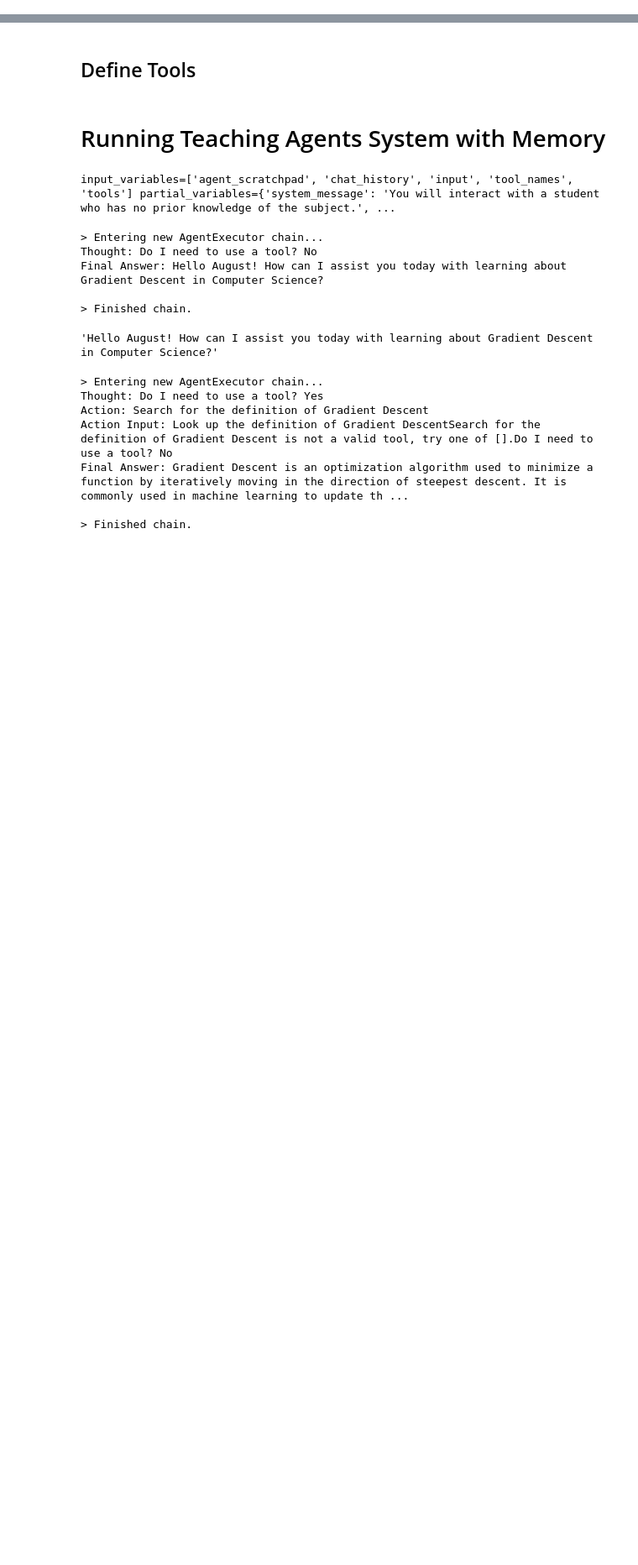
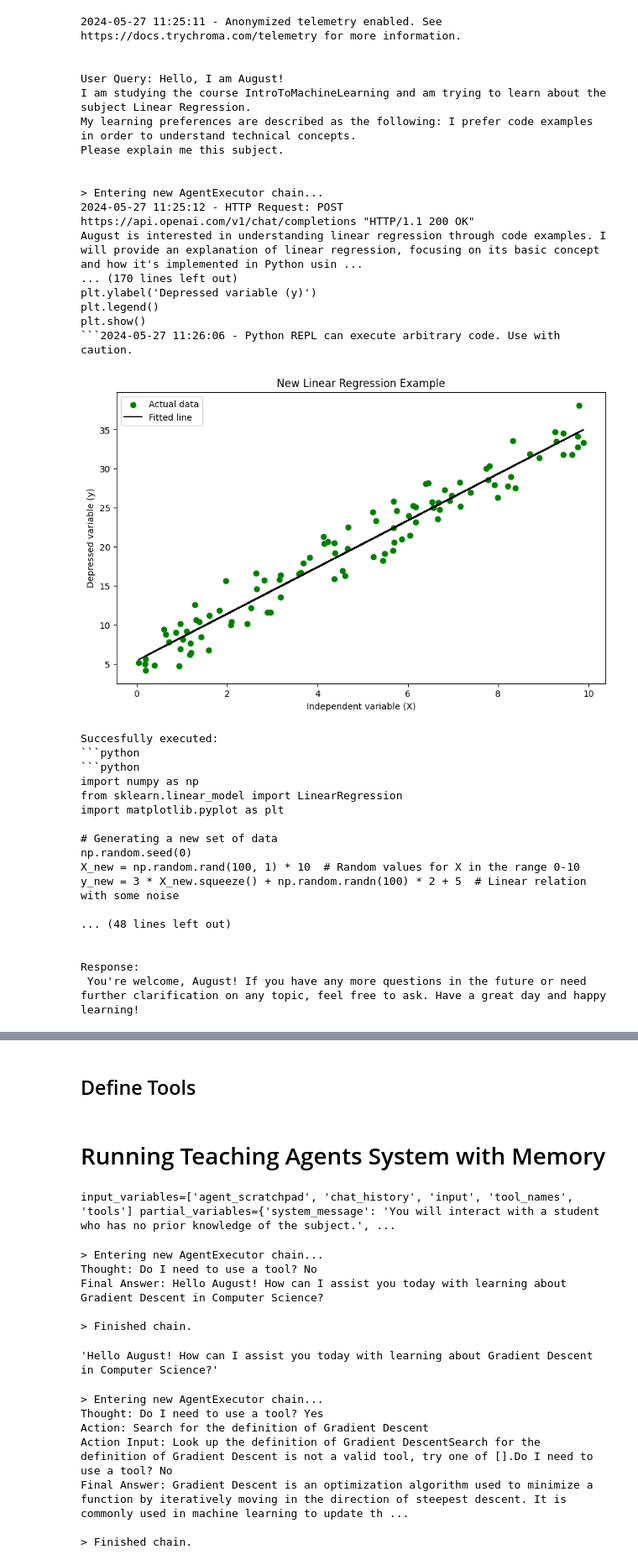
Before and after one commit to augustsemrau/thesis2024, a Jupyter notebook: src/thesis2024/TAS_notebook.ipynb, the cells around one changed output, grey strips where cells are left out. Shown at 84% size. Saved outputs shown, nothing was run; the diff lists cells and outputs as text; code cells hidden in the pictures; blank space fills up the shorter version.

````diff
--- a/src/thesis2024/TAS_notebook.ipynb
+++ b/src/thesis2024/TAS_notebook.ipynb
@@ -0,0 +101,67 @@
+# %%
+student_name = "August"
+student_course = "IntroToMachineLearning"
+student_subject = "Linear Regression"
+# student_learning_preferences = "I prefer formulas and math in order to understand technical concepts"
+student_learning_preferences = "I prefer code examples in order to understand technical concepts"
+# student_learning_preferences = "I prefer text-based explanations and metaphors in order to understand technical concepts"
+
+student_query = f"Hello, I am {student_name}!\nI am studying the course {student_course} and am trying to learn about the subject {student_subject}.\nMy learning preferences are described as the following: {student_learning_preferences}.\nPlease explain me this subject."
+
+
+llm_model = init_llm_langsmith(llm_key=4, temp=0.5, langsmith_name="TAS")
+# llm_model = init_llm_langsmith(llm_key=4, temp=0.5, langsmith_name="BASELINE_CHAIN")
+tas = TAS(llm_model=llm_model,
+        baseline_bool=False,
+        course=student_course,
+        subject=student_subject,
+        learning_prefs=student_learning_preferences,
+        student_name=student_name,
+        student_id=None#"AugustSemrau1"
+        )
+
+res = tas.predict(query=student_query)
+print("\n\nResponse:\n", res)
+# res = tas.predict("What is the name of the person who invented the ADAM optimization technique?")
+# print("\n\nResponse: ", res)
+res = tas.predict(query="I'm not sure I understand the subject from this explanation. Can you explain it in a different way?")
+print("\n\nResponse:\n", res)
+
+res = tas.predict(query="Thank you for the help, have a nice day!")
+print("\n\nResponse:\n", res)
+# %% [output]
+2024-05-27 11:25:11 - Anonymized telemetry enabled. See                     https://docs.trychroma.com/telemetry for more information.
+
+
+User Query: Hello, I am August!
+I am studying the course IntroToMachineLearning and am trying to learn about the subject Linear Regression.
+My learning preferences are described as the following: I prefer code examples in order to understand technical concepts.
+Please explain me this subject.
+
+
+> Entering new AgentExecutor chain...
+2024-05-27 11:25:12 - HTTP Request: POST https://api.openai.com/v1/chat/completions "HTTP/1.1 200 OK"
+August is interested in understanding linear regression through code examples. I will provide an explanation of linear regression, focusing on its basic concept and how it's implemented in Python usin ...
+... (170 lines left out)
+plt.ylabel('Depressed variable (y)')
+plt.legend()
+plt.show()
+```2024-05-27 11:26:06 - Python REPL can execute arbitrary code. Use with caution.
+[figure, added]
+Succesfully executed:
+```python
+```python
+import numpy as np
+from sklearn.linear_model import LinearRegression
+import matplotlib.pyplot as plt
+
+# Generating a new set of data
+np.random.seed(0)
+X_new = np.random.rand(100, 1) * 10  # Random values for X in the range 0-10
+y_new = 3 * X_new.squeeze() + np.random.randn(100) * 2 + 5  # Linear relation with some noise
+
+... (48 lines left out)
+
+
+Response:
+ You're welcome, August! If you have any more questions in the future or need further clarification on any topic, feel free to ask. Have a great day and happy learning!
````
Also changed, not shown: parts of 9 cells of this notebook, 2 other files.
